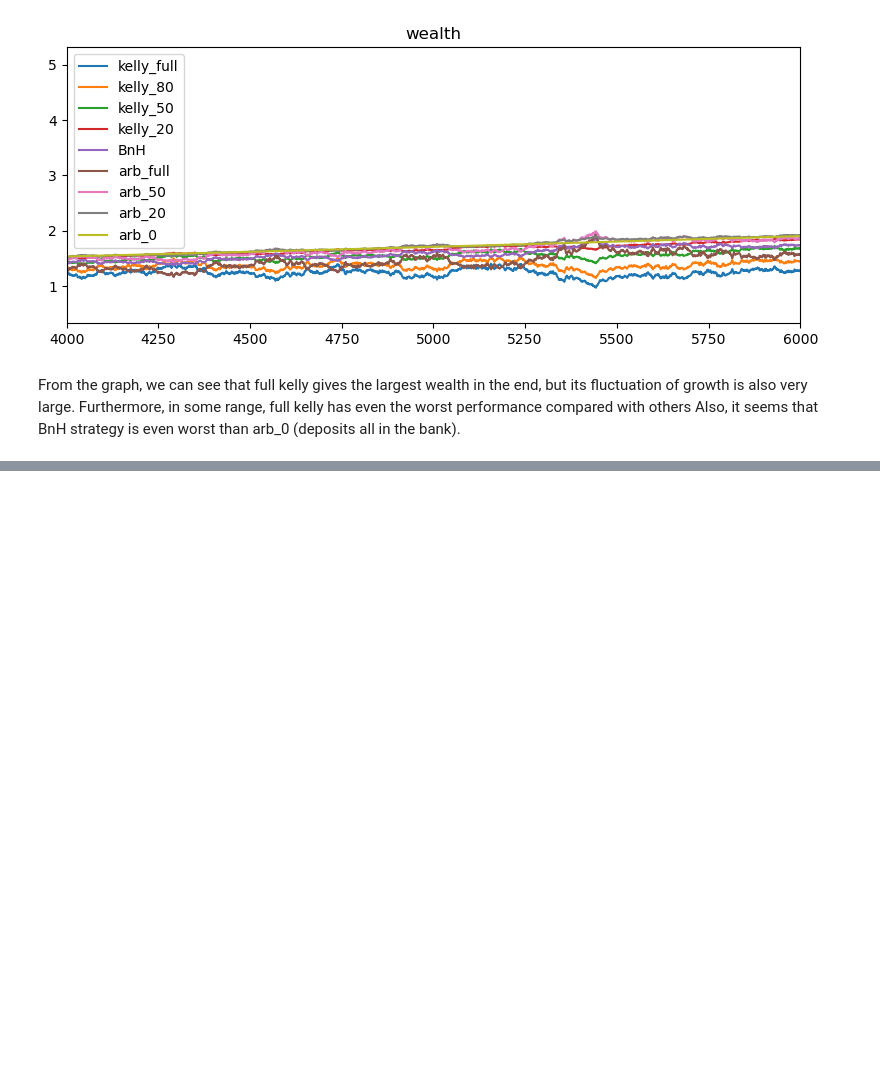
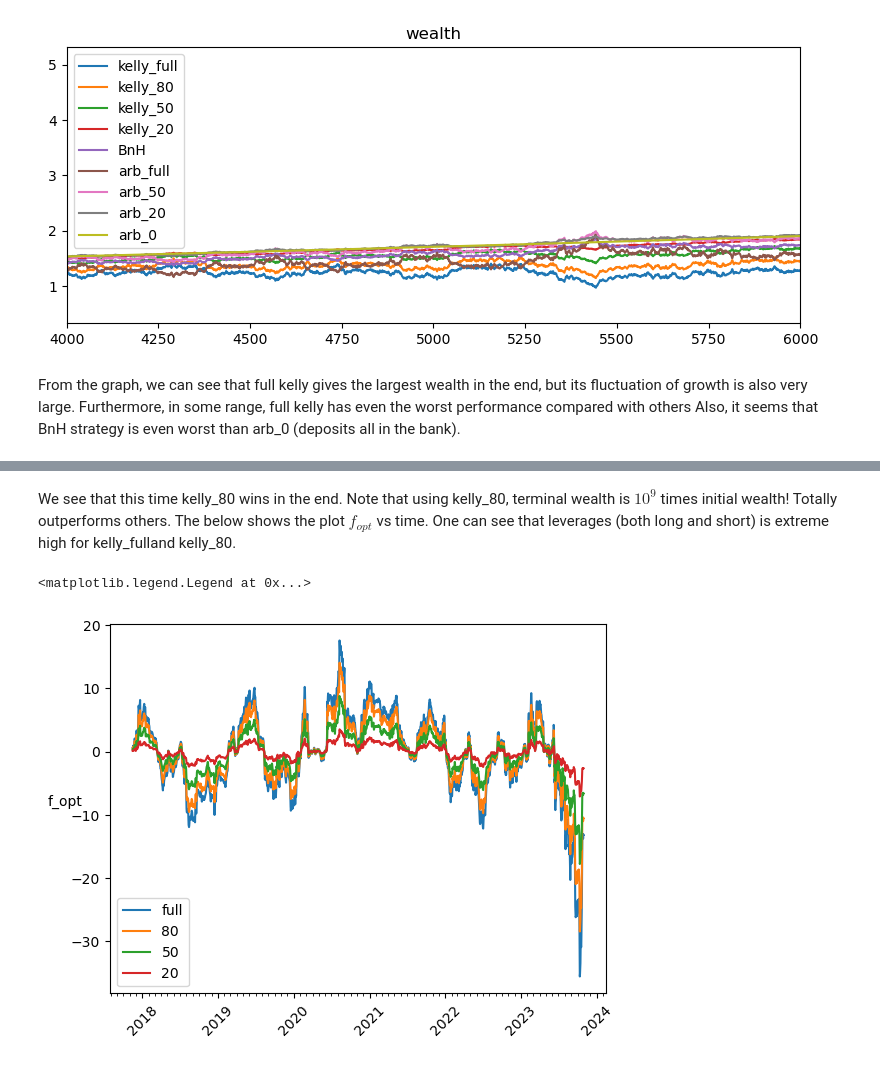
Before and after one commit to std92050/fin_math_110021515, a Jupyter notebook: Kelly criterion/Kelly_criterion.ipynb, the cells around one changed output, grey strips where cells are left out. Cells and saved outputs as stored; diff of their text form; code cells hidden in the pictures; blank space fills up the shorter version.

```diff
--- a/Kelly criterion/Kelly_criterion.ipynb
+++ b/Kelly criterion/Kelly_criterion.ipynb
@@ -276,0 +256,15 @@ plt.tight_layout()
+# %% [markdown]
+We see that this time kelly_80 wins in the end. Note that using kelly_80, terminal wealth is $10^9$ times initial wealth! Totally outperforms others. The below shows the plot $f_{opt}$ vs time. One can see that leverages (both long and short) is extreme high for  kelly_fulland kelly_80.
+# %%
+fig,ax=plt.subplots()
+ax.plot(time[window:],f_full,label='full')
+ax.plot(time[window:],f_80,label='80')
+ax.plot(time[window:],f_50,label='50')
+ax.plot(time[window:],f_20,label='20')
+ax.tick_params(axis='x',rotation=45)
+ax.xaxis.set_minor_locator(MonthLocator())
+ax.set_ylabel('f_opt',rotation=0)
+ax.legend()
+# %% [output]
+<matplotlib.legend.Legend at 0x...>
+[figure, added]
```
Also changed, not shown: parts of 22 cells of this notebook, 1 other file.
